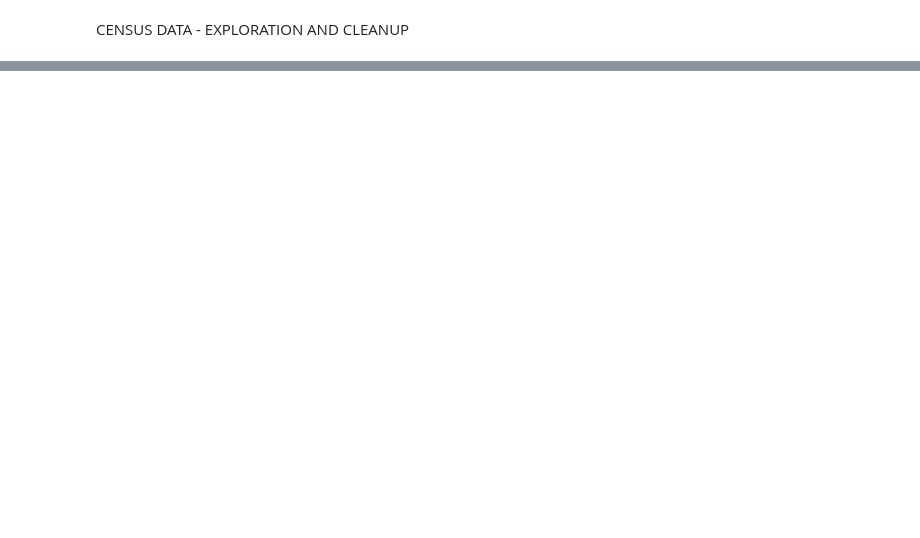
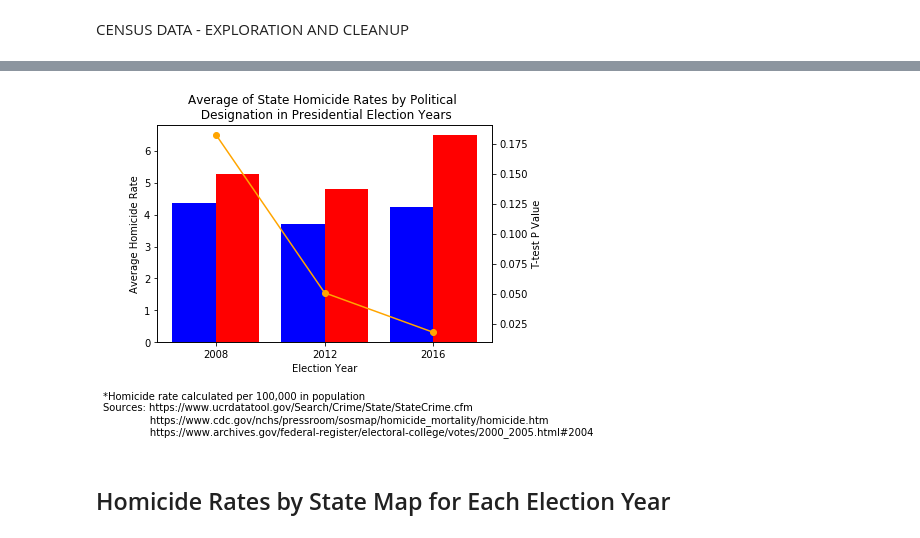
Before and after one commit to stace2775/07-Group_Project_1, a Jupyter notebook: GROUP_2_DATA_EXPLORATION_AND_CLEANUP.ipynb, the cells around one changed output, grey strips where cells are left out. Drawn from its saved outputs; the diff is of its cells as text; code cells hidden in the pictures; blank space fills up the shorter version.

```diff
--- a/GROUP_2_DATA_EXPLORATION_AND_CLEANUP.ipynb
+++ b/GROUP_2_DATA_EXPLORATION_AND_CLEANUP.ipynb
@@ -766,0 +1118,44 @@ ses_mr_2017.head()
+# %%
+#Running ttests on samples
+stats.ttest_ind(sample_blue_08, sample_red_08, equal_var=False)
+P08=0.182469
+
+stats.ttest_ind(sample_blue_12, sample_red_12, equal_var=False)
+P12=0.05087216
+
+stats.ttest_ind(sample_blue_16, sample_red_16, equal_var=False)
+P16=0.01800191
+# %%
+#plotting p values on top of previous plot
+p_value=[P08, P12, P16]
+
+fig, ax1 = plt.subplots()
+
+N=3
+ind=np.arange(N)
+width=.4
+
+ax1.bar(ind, blue, width, color='blue', label="Blue")
+ax1.bar(ind+width, red, width, color='red', label="Red")
+ax1.set_ylabel('Average Homicide Rate')
+ax1.set_xticks(ind + width / 2)
+ax1.set_xticklabels(('2008', '2012', '2016'))
+
+ax2=ax1.twinx()
+ax2.plot(ind+.2, p_value, color="orange", marker="o")
+ax2.set_ylabel('T-test P Value')
+ax1.set_xlabel('Election Year')
+
+
+plt.title("Average of State Homicide Rates by Political \n Designation in Presidential Election Years")
+plt.figtext(0, -.2, '*Homicide rate calculated per 100,000 in population \n' \
+            'Sources: https://www.ucrdatatool.gov/Search/Crime/State/StateCrime.cfm \n'\
+            '               https://www.cdc.gov/nchs/pressroom/sosmap/homicide_mortality/homicide.htm \n' \
+            '               https://www.archives.gov/federal-register/electoral-college/votes/2000_2005.html#2004', \
+            horizontalalignment='left')
+
+plt.savefig("Images/HRates_by_Des_Pvalue.png", bbox_inches='tight', pad_inches=1)
+# %% [output]
+[figure, added]
+# %% [markdown]
+## Homicide Rates by State Map for Each Election Year
```
Also changed, not shown: parts of 32 cells of this notebook, 13 other files.
